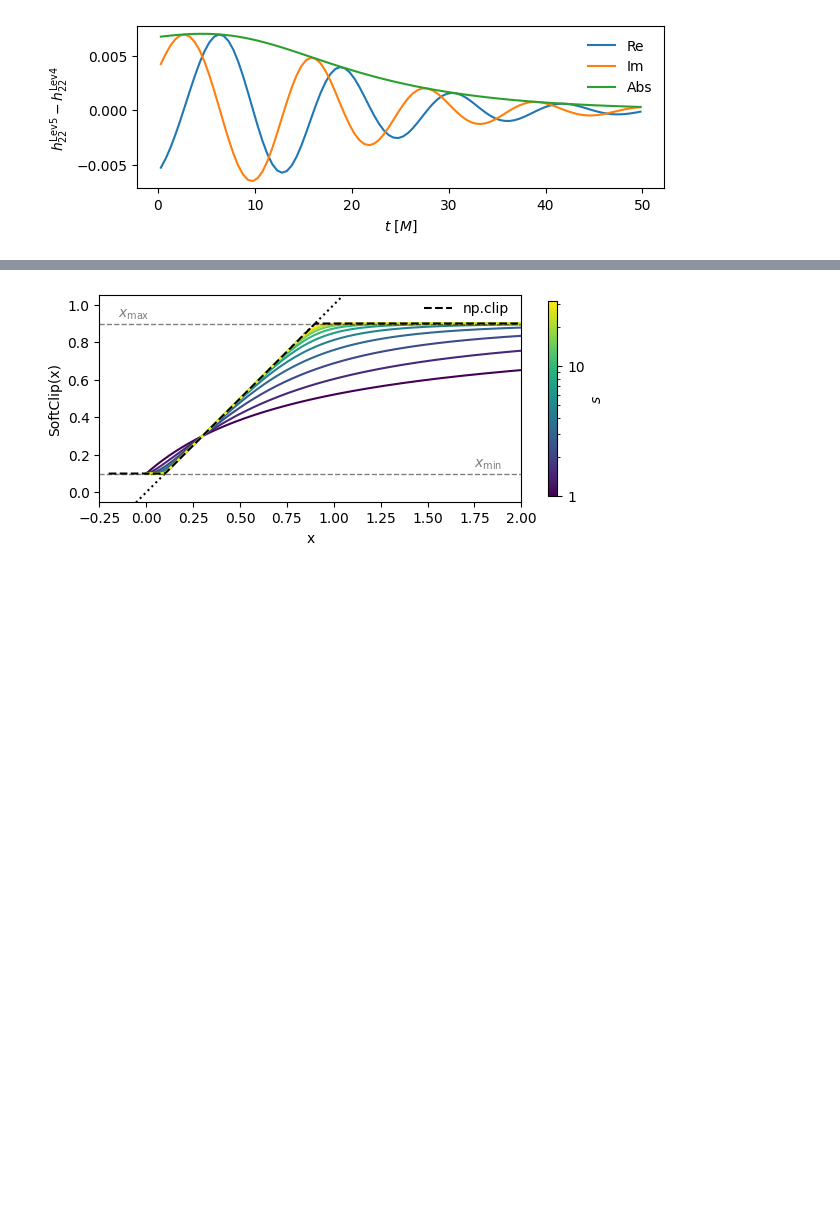
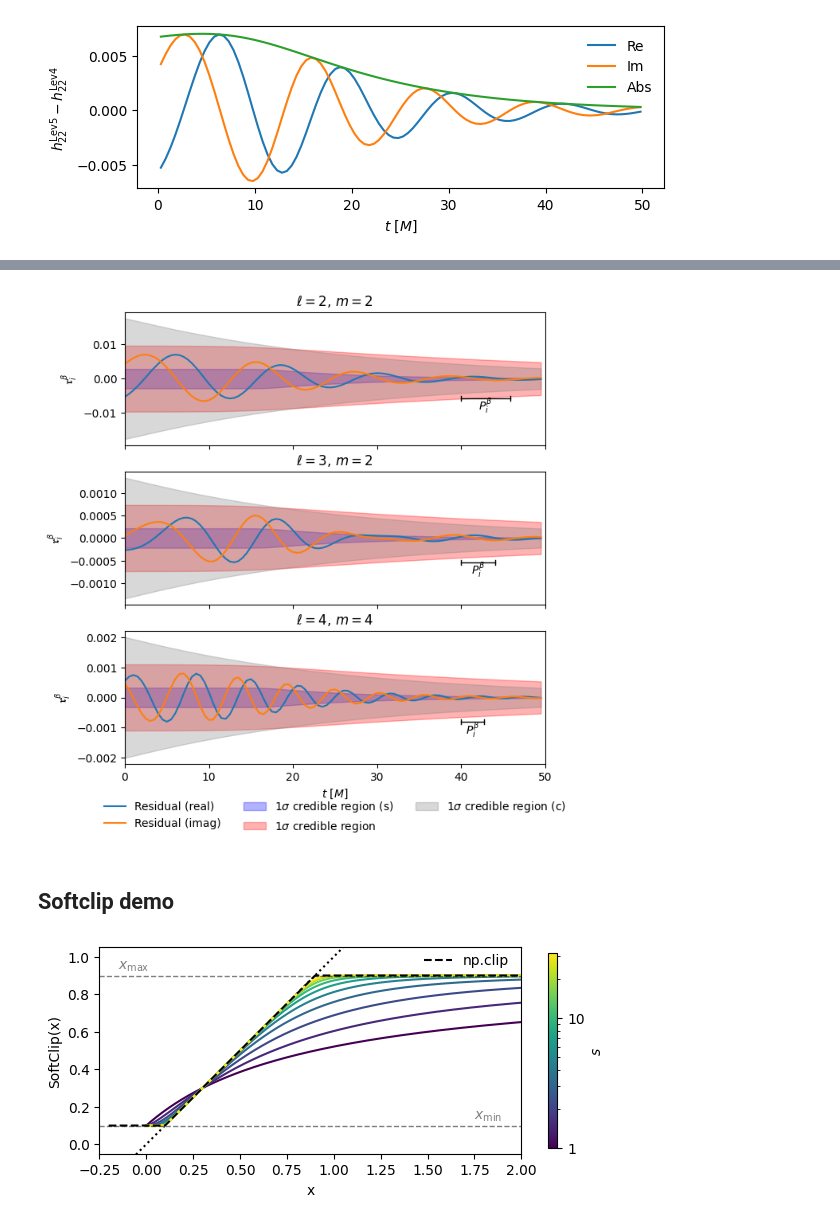
Before and after one commit to BGP-QNM-FITS/bgp_qnm_fits, a Jupyter notebook: gp_kernal_plots.ipynb, the cells around one changed output, grey strips where cells are left out. Saved outputs shown, nothing was run; the diff lists cells and outputs as text; code cells hidden in the pictures; blank space fills up the shorter version.

```diff
--- a/gp_kernal_plots.ipynb
+++ b/gp_kernal_plots.ipynb
@@ -123,3 +180,62 @@ fig.savefig("credible_regions.pdf", dpi=600, bbox_inches="tight")
+# %%
+spherical_modes = [(2,2), (3,2), (4,4)]
+
+fig, axs = plt.subplots(len(spherical_modes), 1, sharex=True, figsize=(fig_width*2, fig_height*3.5))
+
+for i, (ell,m) in enumerate(spherical_modes):
+
+    axs[i].plot(analysis_times, np.real(R[ell,m])[analysis_mask], label='Residual (real)')
+    axs[i].plot(analysis_times, np.imag(R[ell,m])[analysis_mask], label='Residual (imag)')
+
+    # Plot a line segment to indicate the size of 1 x axis unit
+
+    period_length = tuned_param_dict[(ell, m)]['period']
+
+    axs[i].plot([40, 40+period_length], [np.min(np.real(R[ell, m])[analysis_mask]), np.min(np.real(R[ell, m])[analysis_mask])], 'k-', lw=1)
+    axs[i].plot([40, 40], [np.min(np.real(R[ell, m])[analysis_mask]) - 0.05 * np.ptp(np.real(R[ell, m])[analysis_mask]), np.min(np.real(R[ell, m])[analysis_mask]) + 0.05 * np.ptp(np.real(R[ell, m])[analysis_mask])], 'k-', lw=1)
+    axs[i].plot([40+period_length, 40+period_length], [np.min(np.real(R[ell, m])[analysis_mask]) - 0.05 * np.ptp(np.real(R[ell, m])[analysis_mask]), np.min(np.real(R[ell, m])[analysis_mask]) + 0.05 * np.ptp(np.real(R[ell, m])[analysis_mask])], 'k-', lw=1)
+    axs[i].text(40 + period_length / 2, np.min(np.real(R[ell, m])[analysis_mask]) - 0.25 * np.ptp(np.real(R[ell, m])[analysis_mask]), r'$P^{\beta}_i$', ha='center')
+
+    # Plot the 1-sigma credible region of the GP
+    axs[i].fill_between(
+        analysis_times,
+        -np.sqrt(np.diag(kernel_dict_s[ell,m])),
+        np.sqrt(np.diag(kernel_dict_s[ell,m])),
+        color='blue',
+        alpha=0.3,
+        label=r'1$\sigma$ credible region (s)'
+        );
+
+    axs[i].fill_between(
+        analysis_times,
+        -np.sqrt(np.diag(kernel_dict[ell,m])),
+        np.sqrt(np.diag(kernel_dict[ell,m])),
+        color='red',
+        alpha=0.3,
+        label=r'1$\sigma$ credible region'
+        );
+
+    axs[i].fill_between(
+        analysis_times,
+        -np.sqrt(np.diag(kernel_dict_c[ell,m])),
+        np.sqrt(np.diag(kernel_dict_c[ell,m])),
+        color='grey',
+        alpha=0.3,
+        label=r'1$\sigma$ credible region (c)'
+        );
+
+    axs[i].set_title(rf'$\ell = {ell},\, m = {m}$')
+    axs[i].set_xlim(t0, t0+T)
+    axs[i].set_ylabel(r'$\mathfrak{r}^{\beta}_{i}$')
+
+axs[-1].legend(frameon=False, loc='lower center', ncol=3, bbox_to_anchor=(0.5, -0.6))
+axs[-1].set_xlabel('$t \,\, [M]$')
+
+fig.savefig("credible_regions.pdf", dpi=600, bbox_inches="tight")
+# %% [output]
+[figure, added]
+# %% [markdown]
+## Softclip demo
 # %%
 def logoneplusexp(x):
     ans = np.log(1 + np.exp(-np.abs(x))) + np.maximum(x, 0)
```
Also changed, not shown: parts of 13 cells of this notebook, 42 other files.
